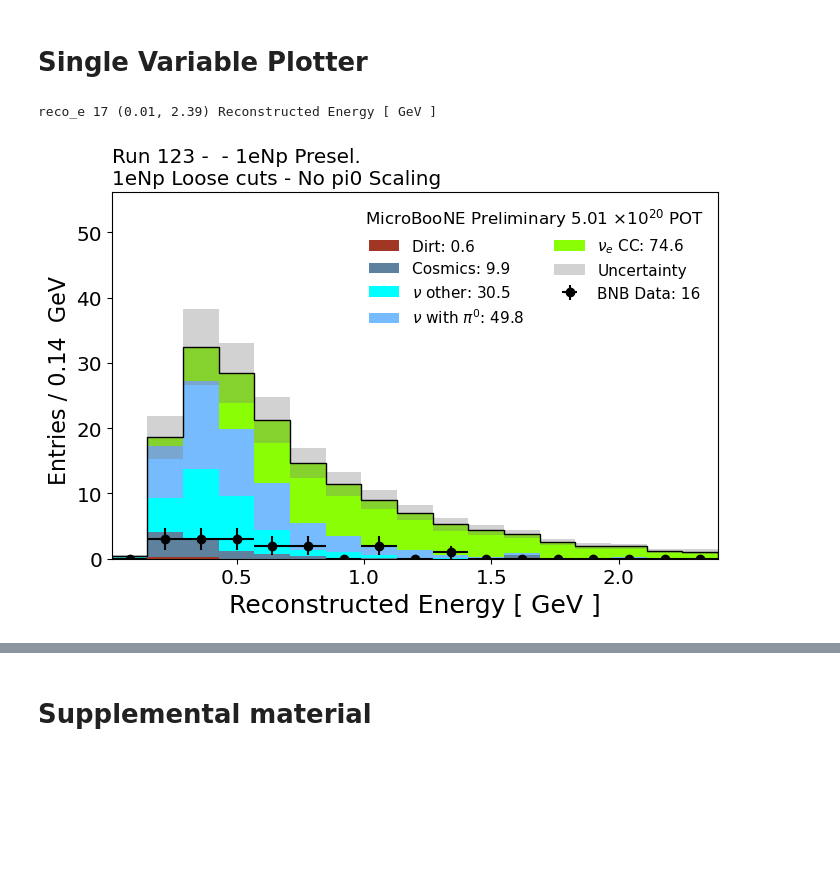
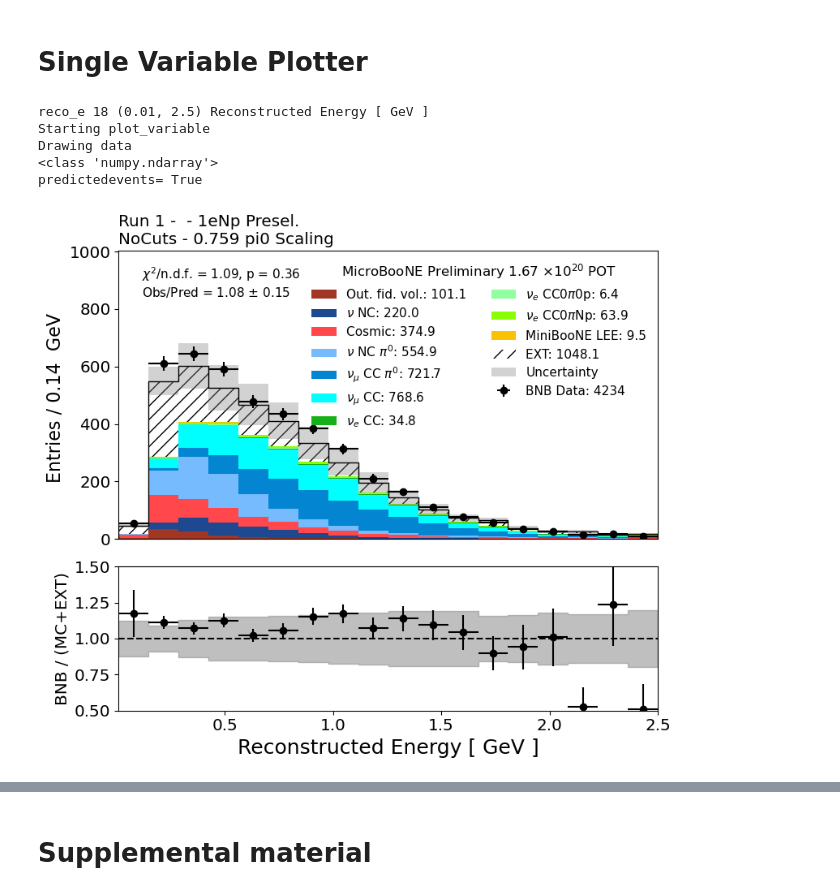
Before and after one commit to cthorpe123/PELEE, a Jupyter notebook: Plotter-Unified.ipynb, the cells around one changed output, grey strips where cells are left out. Saved outputs shown, nothing was run; the diff lists cells and outputs as text; code cells hidden in the pictures; blank space fills up the shorter version.

```diff
--- a/Plotter-Unified.ipynb
+++ b/Plotter-Unified.ipynb
@@ -39,21 +39,25 @@ import scipy.stats
 #which_sideband = ['2plus_showers',"farsideband"] # far-sideband 2+ shower datasets
 #which_sideband = ['np_sb_comb',"farsideband"] # combined far-sideband 1eNp and 2+ shower datasets
 #which_sideband = ['opendata'     ,'opendata']    # open datasets (5e19 / 1e19)
-which_sideband = ['opendata'     ,'fakeset1']    # set1 fake dataset
-#which_sideband = ['fulldata'     ,'fulldata']    # full data
+#which_sideband = ['opendata'     ,'fakeset1']    # set1 fake dataset
+which_sideband = ['fulldata'     ,'fulldata']    # full data
 #which_sideband = ['run4opendata','run4opendata']
+#which_sideband = ['fulldatawrun4open','fulldatawrun4open']
+data_to_load=[1]
+DrawData = False
 # %%
 samples = load_data_run123(which_sideband=which_sideband[0],
                            return_plotter=False,
                            pi0scaling=pi0scaling["val"],
-                           loadpi0variables=False,
-                           loadtruthfilters=True,
+                           loadpi0variables=True,
+                           loadtruthfilters=False,
                            loadshowervariables=True,
                            loadnumuntuples=False,
                            loadnumuvariables=False,
                            loadfakedata=0,
                            USEBDT=True,
                            loadsystematics=True,
-                           loadrecoveryvars=True)
+                           loadrecoveryvars=True,
+                           runs_to_load=data_to_load)
 # %% [output]
 Getting Variables!
@@ -87,7 +93,8 @@ importlib.reload(unblinding_far_sideband)
 <module 'unblinding_far_sideband' from '/uboone/app/users/cthorpe/PELEE/unblinding_far_sideband.py'>
 # %%
 plotter_runbyrun = {}
-for run in [1, 2, 3, 123, 12]:
+for run in [1, 2, 3, 123, 12,4,1234]:
+    print(run)
     this_weights, this_pot = get_weights(run,dataset=which_sideband[1])
     plotter_runbyrun[run] = plotter.Plotter(samples, this_weights, pot=this_pot)
     if (run==123): print(this_weights)
@@ -118,11 +139,11 @@ from unblinding_far_sideband import *
 # find defintions in unblinding_far_sideband.py
 sdb_key = 'None' #'None'
 pre_key = 'NP'
-sel_key = 'NPL'
+sel_key = 'None'
 #sdb_key = 'TwoPShr'
 #pre_key = 'NP'
 #sel_key = 'NPBDTAllShr' #'None' 'NPVLAllShr' 'NPLAllShr' 'NPBDTAllShr' 'NPTAllShr'
-run = 123
+run = 1
 
 sideband = sideband_categories[sdb_key]
 preselection = preselection_categories[pre_key]
@@ -135,7 +156,7 @@ for query in [sideband['query'],preselection['query'],sel['query']]:
     if query is None: continue
     if QUERY: QUERY += ' and '
     QUERY += query
-    if run in [1, 2, 3, 12]:
+    if run in [1, 2, 3, 12,4]:
         QUERY += f' and run{run}==True'
 
 #QUERY += ' and (bnbdata==0 or reco_e>0.85)'
@@ -148,62 +169,77 @@ for text in [f'Run {run}',' - ',sideband['title'],' - ',preselection['title'],'\
     if text is None: continue
     TITLE += text
 
-VARIABLE, BINS, RANGE, XTIT = 'reco_e',7,(0.85, 2.55),r"Reconstructed Energy [ GeV ]"
-VARIABLE, BINS, RANGE, XTIT = 'reco_e',21,(0.15, 2.25),r"Reconstructed Energy [ GeV ]"
+#VARIABLE, BINS, RANGE, XTIT = 'reco_e',7,(0.85, 2.55),r"Reconstructed Energy [ GeV ]"
+#VARIABLE, BINS, RANGE, XTIT = 'reco_e',21,(0.15, 2.25),r"Reconstructed Energy [ GeV ]"
 #VARIABLE, BINS, RANGE, XTIT = 'reco_e',15,(0.15, 2.25),r"Reconstructed Energy [ GeV ]"
-VARIABLE, BINS, RANGE, XTIT = 'reco_e',10,(0.15, 1.55),r"Reconstructed Energy [ GeV ]"
-VARIABLE, BINS, RANGE, XTIT = 'reco_e',17,(0.01, 2.39),r"Reconstructed Energy [ GeV ]"
+#VARIABLE, BINS, RANGE, XTIT = 'reco_e',10,(0.15, 1.55),r"Reconstructed Energy [ GeV ]"
+#VARIABLE, BINS, RANGE, XTIT = 'reco_e',17,(0.01, 2.39),r"Reconstructed Energy [ GeV ]"
+
+#VARIABLE, BINS, RANGE, XTIT = 'trk_llr_pid_score_v',50,(-1, 1),r"LLR PID"
+
+#A few test variables
+#VARIABLE, BINS, RANGE, XTIT = 'reco_e_qe',7,(0.8, 2.55),r"Reconstructed QE Energy [ GeV ]"
+
+# Reproducing Alex's plot
+VARIABLE, BINS, RANGE, XTIT = 'reco_e',18,(0.01, 2.50),r"Reconstructed Energy [ GeV ]"
 
 print(VARIABLE, BINS, RANGE, XTIT)
 
 fig, ax1, ax2 = plotter_runbyrun[run].plot_variable(
     VARIABLE,
     query=QUERY,
-    #kind="event_category",
-    kind="paper_category",
+    kind="event_category",
+    #kind="paper_category",
     draw_sys=True,
     detsysdict=DETSYS,
     DETSYSPATH=DETSYSPATH,
     COVMATRIX="",#'cov_matrix_Enu_reco_1eNp.txt',
-    ratio=False,
+    ratio=True,
     stacksort=3,
     title=XTIT,
     bins=BINS,
     range=RANGE,
-    chisq=False,
+    chisq=True,
+    draw_data=True
     #asymErrs=True
 )[0:3]
 
 #print('%s %.4f %.4f %.4f' % (VARIABLE, plotter_runbyrun[run].stats['pvaluestatonly'], plotter_runbyrun[run].stats['pvaluediag'], plotter_runbyrun[run].stats['pvalue']))
 
 #ax1.set_ylim(0, ax1.get_ylim()[1]*1.8)
 
 ax1.set_title(TITLE, loc='left')
 ax1.set_ylim(0., ax1.get_ylim()[1]*1.4)
 #ax1.set_yscale('log')
 
 plt.tight_layout()
 
 # fix position of chi2 wrt legend
 plt.draw()
 legleft = (ax1.get_legend().get_window_extent().x0 < 100)
 if legleft:
     for a in ax1.get_children():
         if len(a.findobj(match=plt.Text))==0: continue
         txt = a.findobj(match=plt.Text)[0]
         if 'n.d.f.' not in txt.get_text(): continue
         #print(txt.get_text())
         txt.set_x(0.80)
 # END - fix position of chi2 wrt legend
 
 fig.show()
+
+
 #save_path = ls.plots_path
 #fig.savefig(save_path + '_test_run3_trkpidcut.png', dpi=250)
 #fig.savefig(save_path + 'reco_e_1enp_10bins.pdf', dpi=250)
 #plt.close()
 # %% [output]
-reco_e 17 (0.01, 2.39) Reconstructed Energy [ GeV ]
+reco_e 18 (0.01, 2.5) Reconstructed Energy [ GeV ]
+Starting plot_variable
+Drawing data
+<class 'numpy.ndarray'>
+predictedevents= True
-[figure, old version]
+[figure, new version]
 # %%
 from scipy.optimize import curve_fit
 # Define model function to be used to fit to the data above:
```
Also changed, not shown: parts of 13 cells of this notebook, 5 other files.
